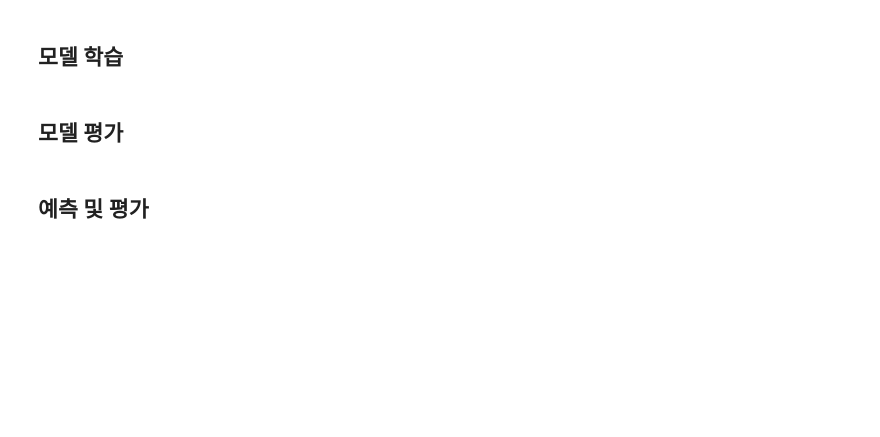
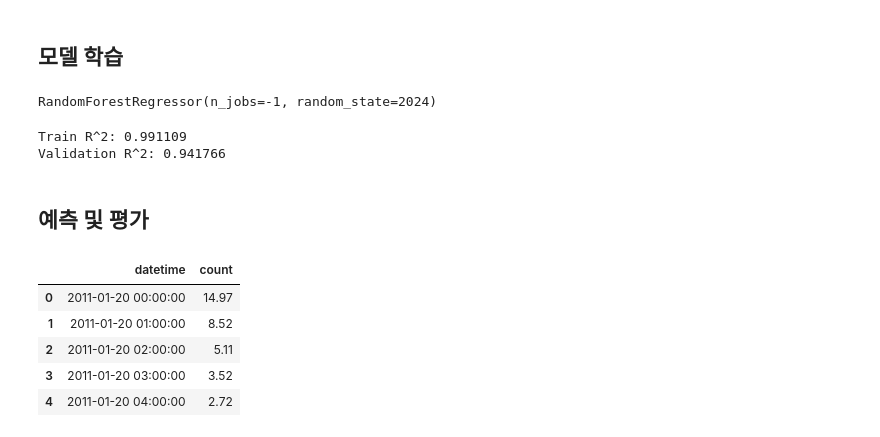
Before and after one commit to DaehyunYoo/Coding_study, a Jupyter notebook: 데이터분석/bike-sharing-demand/bike_sharing.ipynb, the cells around one changed output. Cells and saved outputs as stored; diff of their text form; code cells hidden in the pictures; blank space fills up the shorter version.

```diff
--- a/데이터분석/bike-sharing-demand/bike_sharing.ipynb
+++ b/데이터분석/bike-sharing-demand/bike_sharing.ipynb
@@ -198,17 +222,38 @@ test[['temp', 'atemp', 'humidity', 'windspeed']] = scaler.fit_transform(
 # %% [markdown]
 ## 모델 학습
 # %%
-from sklearn
+from sklearn.model_selection import GridSearchCV
+from sklearn.ensemble import RandomForestRegressor
+from sklearn.model_selection import train_test_split
 
-x = train.drop(['count'], axis=1)
-y = train['count']
 x_train, x_val, y_train, y_val = train_test_split(x, y, test_size = 0.2, random_state=2024)
+x_test = test.values
 # %%
-from sklearn.model_selection import RandomForestRegressor
-
-model = RandomForestRegressor(n_estimators=100, random_state=2024)
-model.fit(x_train)
+model = RandomForestRegressor(n_estimators=100, n_jobs=-1, random_state=2024)
+model.fit(x_train, y_train)
+# %% [output]
+RandomForestRegressor(n_jobs=-1, random_state=2024)
-# %% [markdown]
-## 모델 평가
+# %%
+score_train = model.score(x_train, y_train)
+score_val = model.score(x_val, y_val)
+
+print(f'Train R^2: {score_train:.6f}')
+print(f'Validation R^2: {score_val:.6f}')
+# %% [output]
+Train R^2: 0.991109
+Validation R^2: 0.941766
 # %% [markdown]
 ## 예측 및 평가
+# %%
+pred = model.predict(x_test)
+# %%
+submission['count'] = pred
+# %%
+submission.head()
+# %% [output]
+|  | datetime | count |
+| 0 | 2011-01-20 00:00:00 | 14.97 |
+| 1 | 2011-01-20 01:00:00 | 8.52 |
+| 2 | 2011-01-20 02:00:00 | 5.11 |
+| 3 | 2011-01-20 03:00:00 | 3.52 |
+| 4 | 2011-01-20 04:00:00 | 2.72 |
```
Also changed, not shown: parts of 4 cells of this notebook.
